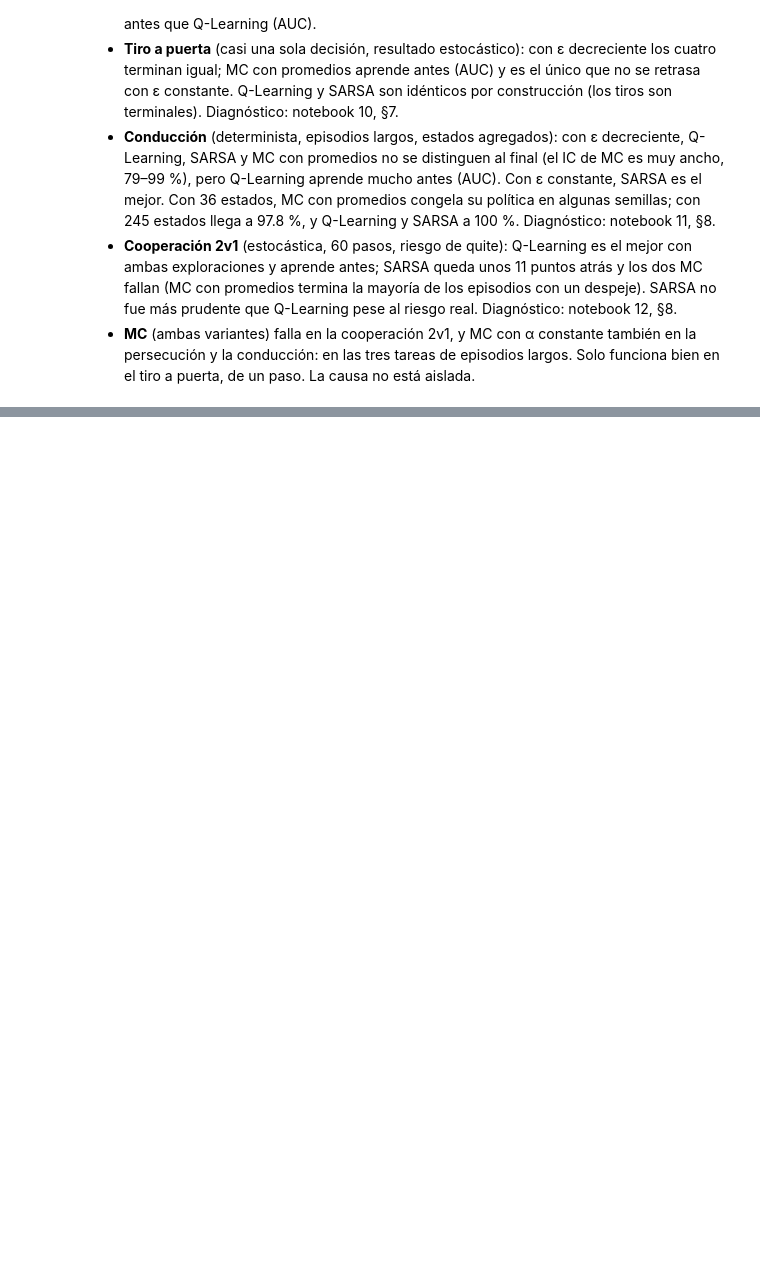
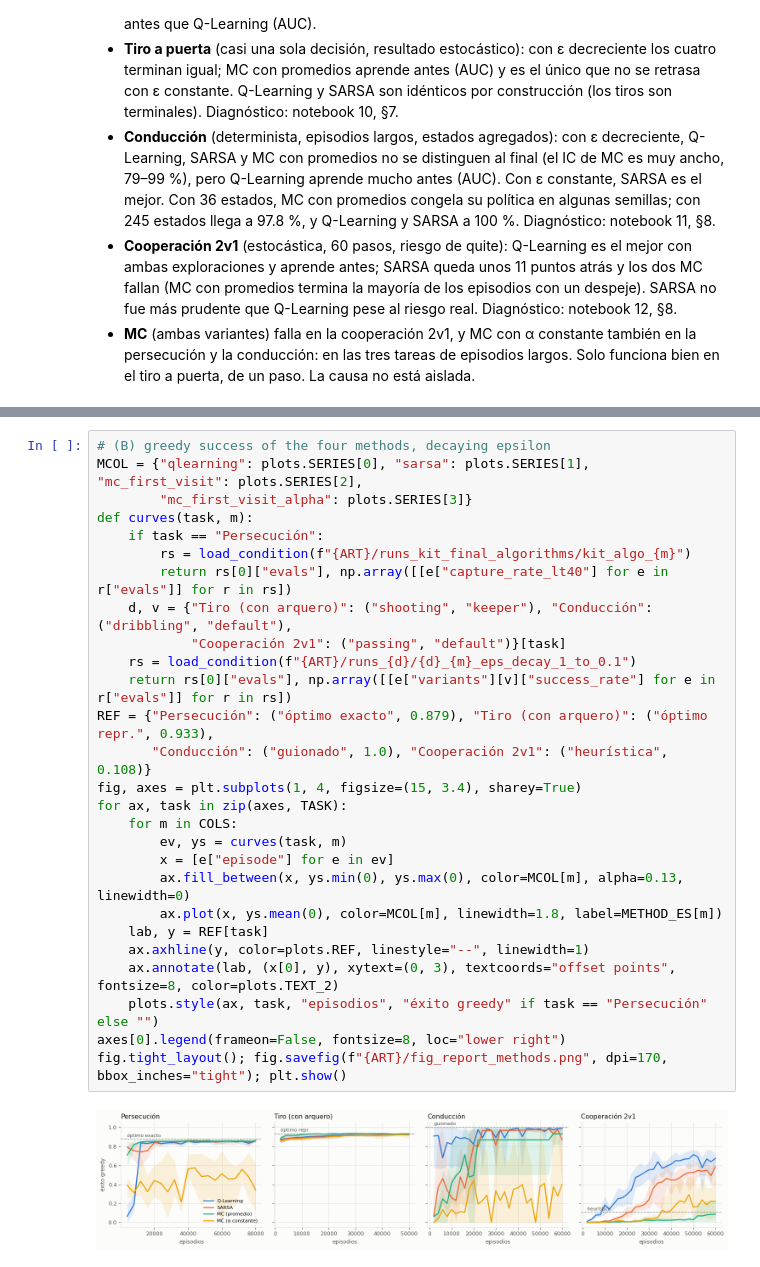
Before and after one commit to artrivas/RL-Project, a Jupyter notebook: notebooks/13_comparacion_algoritmos.ipynb, the cells around one changed output, grey strips where cells are left out. Saved outputs shown, nothing was run; the diff lists cells and outputs as text; blank space fills up the shorter version.

```diff
--- a/notebooks/13_comparacion_algoritmos.ipynb
+++ b/notebooks/13_comparacion_algoritmos.ipynb
@@ -127,0 +171,29 @@ display(Markdown(render("constant")))
+# %%
+# (B) greedy success of the four methods, decaying epsilon
+MCOL = {"qlearning": plots.SERIES[0], "sarsa": plots.SERIES[1], "mc_first_visit": plots.SERIES[2],
+        "mc_first_visit_alpha": plots.SERIES[3]}
+def curves(task, m):
+    if task == "Persecución":
+        rs = load_condition(f"{ART}/runs_kit_final_algorithms/kit_algo_{m}")
+        return rs[0]["evals"], np.array([[e["capture_rate_lt40"] for e in r["evals"]] for r in rs])
+    d, v = {"Tiro (con arquero)": ("shooting", "keeper"), "Conducción": ("dribbling", "default"),
+            "Cooperación 2v1": ("passing", "default")}[task]
+    rs = load_condition(f"{ART}/runs_{d}/{d}_{m}_eps_decay_1_to_0.1")
+    return rs[0]["evals"], np.array([[e["variants"][v]["success_rate"] for e in r["evals"]] for r in rs])
+REF = {"Persecución": ("óptimo exacto", 0.879), "Tiro (con arquero)": ("óptimo repr.", 0.933),
+       "Conducción": ("guionado", 1.0), "Cooperación 2v1": ("heurística", 0.108)}
+fig, axes = plt.subplots(1, 4, figsize=(15, 3.4), sharey=True)
+for ax, task in zip(axes, TASK):
+    for m in COLS:
+        ev, ys = curves(task, m)
+        x = [e["episode"] for e in ev]
+        ax.fill_between(x, ys.min(0), ys.max(0), color=MCOL[m], alpha=0.13, linewidth=0)
+        ax.plot(x, ys.mean(0), color=MCOL[m], linewidth=1.8, label=METHOD_ES[m])
+    lab, y = REF[task]
+    ax.axhline(y, color=plots.REF, linestyle="--", linewidth=1)
+    ax.annotate(lab, (x[0], y), xytext=(0, 3), textcoords="offset points", fontsize=8, color=plots.TEXT_2)
+    plots.style(ax, task, "episodios", "éxito greedy" if task == "Persecución" else "")
+axes[0].legend(frameon=False, fontsize=8, loc="lower right")
+fig.tight_layout(); fig.savefig(f"{ART}/fig_report_methods.png", dpi=170, bbox_inches="tight"); plt.show()
+# %% [output]
+[figure, added]
```
Also changed, not shown: parts of 5 cells of this notebook, 8 other files.
